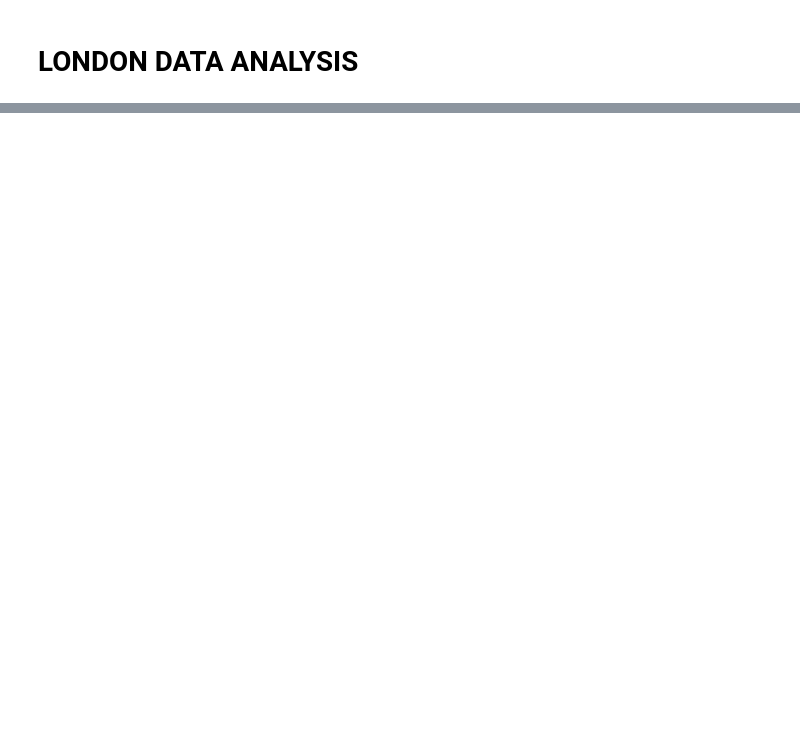
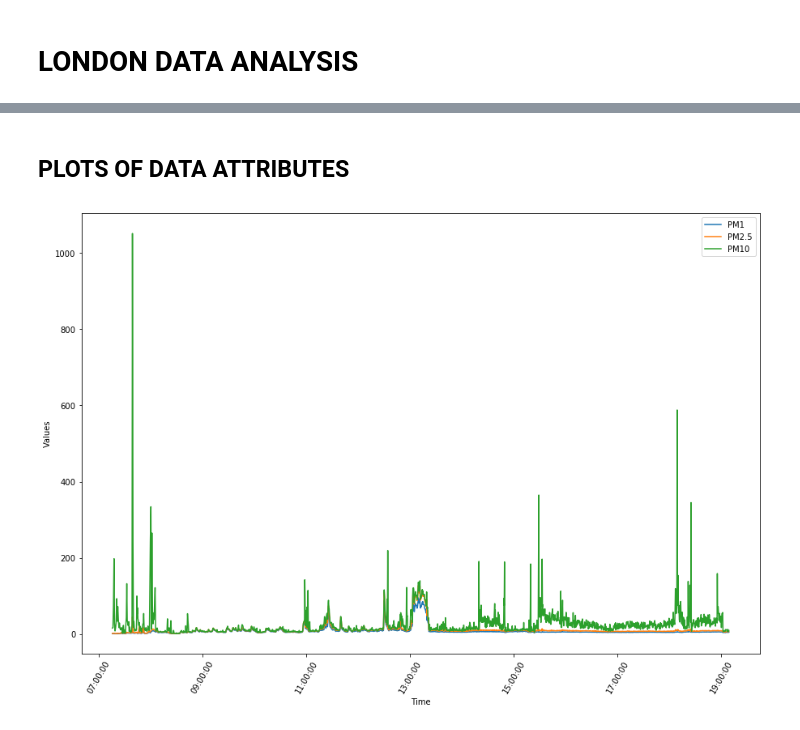
Before and after one commit to MihaiVisu/HonoursProject, a Jupyter notebook: notebooks/london_data_analysis.ipynb, the cells around one changed output, grey strips where cells are left out. Saved outputs shown, nothing was run; the diff lists cells and outputs as text; code cells hidden in the pictures; blank space fills up the shorter version.

Commit message:
add unsupervised london data analysis

```diff
--- a/notebooks/london_data_analysis.ipynb
+++ b/notebooks/london_data_analysis.ipynb
@@ -55,5 +55,33 @@ display(data)
 # %%
 bin_vals = ['bin'+str(x) for x in range(0,16)]
 pm_vals = ['PM1', 'PM2.5', 'PM10']
+# %%
+def get_time_string(date):
+    return datetime.datetime.strptime(date, "%Y-%m-%d %H:%M:%S.%f").time().strftime("%H:%M:%S")
+# %%
+def plot_data(dataset):
+    times = list(map(lambda x: datetime.datetime.strptime(get_time_string(x), "%H:%M:%S"), dataset[0][0]['Timestamp']))
+
+    f, ax = plt.subplots(1, 1, figsize=(15,10))
+    for d, key, label in dataset:
+        if key != "":
+            ax.plot(times, d[key].astype(float), label=label)
+        else:
+            ax.plot(times, d.astype(float), label=label)
+    ax.set_xlabel("Time")
+    ax.set_ylabel("Values")
+    ax.xaxis.set_major_formatter(mdates.DateFormatter('%H:%M:%S'))
+    plt.xticks(rotation=60)
+    ax.legend()
+    plt.show()
+# %% [markdown]
+## PLOTS OF DATA ATTRIBUTES
 # %%
 filtered_data = data[data['temperature'] != "None"]
+plot_data([
+    (filtered_data, 'PM1', 'PM1'),
+    (filtered_data, 'PM2.5', 'PM2.5'),
+    (filtered_data, 'PM10', 'PM10')
+])
+# %% [output]
+[figure, added]
```
Also changed, not shown: parts of 11 cells of this notebook, 3 other files.
